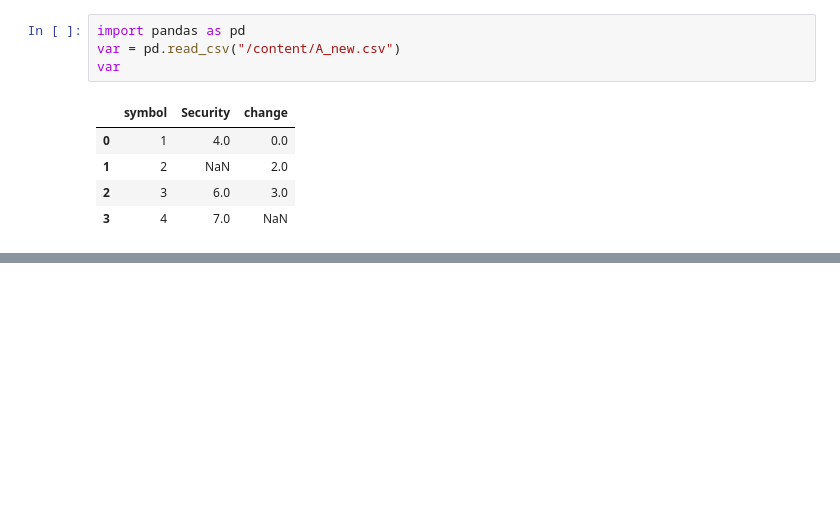
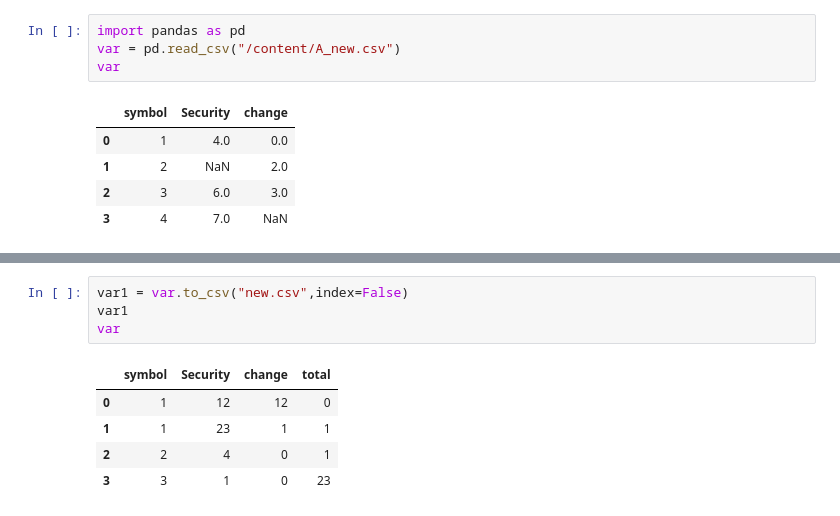
Before and after one commit to pushpendram988/pandas, a Jupyter notebook: Pandas2.ipynb, the cells around one changed output, grey strips where cells are left out. Drawn from its saved outputs; the diff is of its cells as text; blank space fills up the shorter version.

```diff
--- a/Pandas2.ipynb
+++ b/Pandas2.ipynb
@@ -60,0 +181,10 @@ var.dropna()
+# %%
+var1 = var.to_csv("new.csv",index=False)
+var1
+var
+# %% [output]
+|  | symbol | Security | change | total |
+| 0 | 1 | 12 | 12 | 0 |
+| 1 | 1 | 23 | 1 | 1 |
+| 2 | 2 | 4 | 0 | 1 |
+| 3 | 3 | 1 | 0 | 23 |
```
Also changed, not shown: parts of 32 cells of this notebook.
